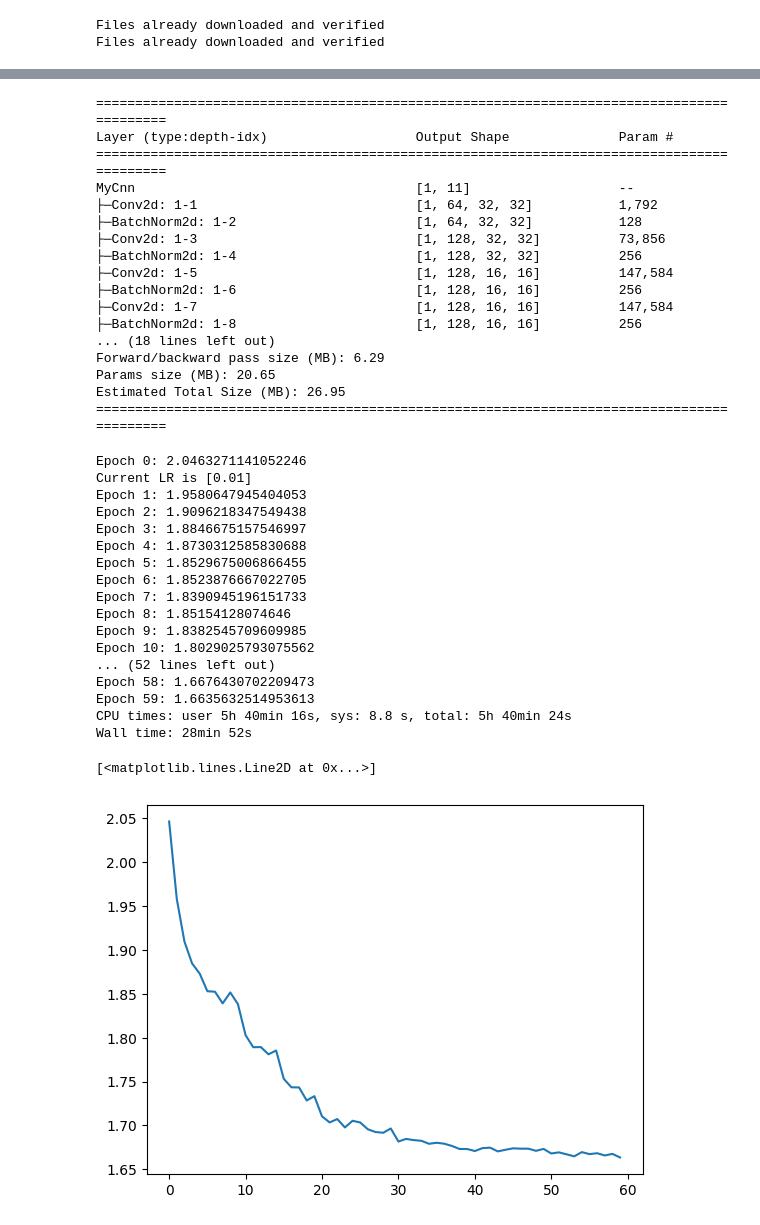
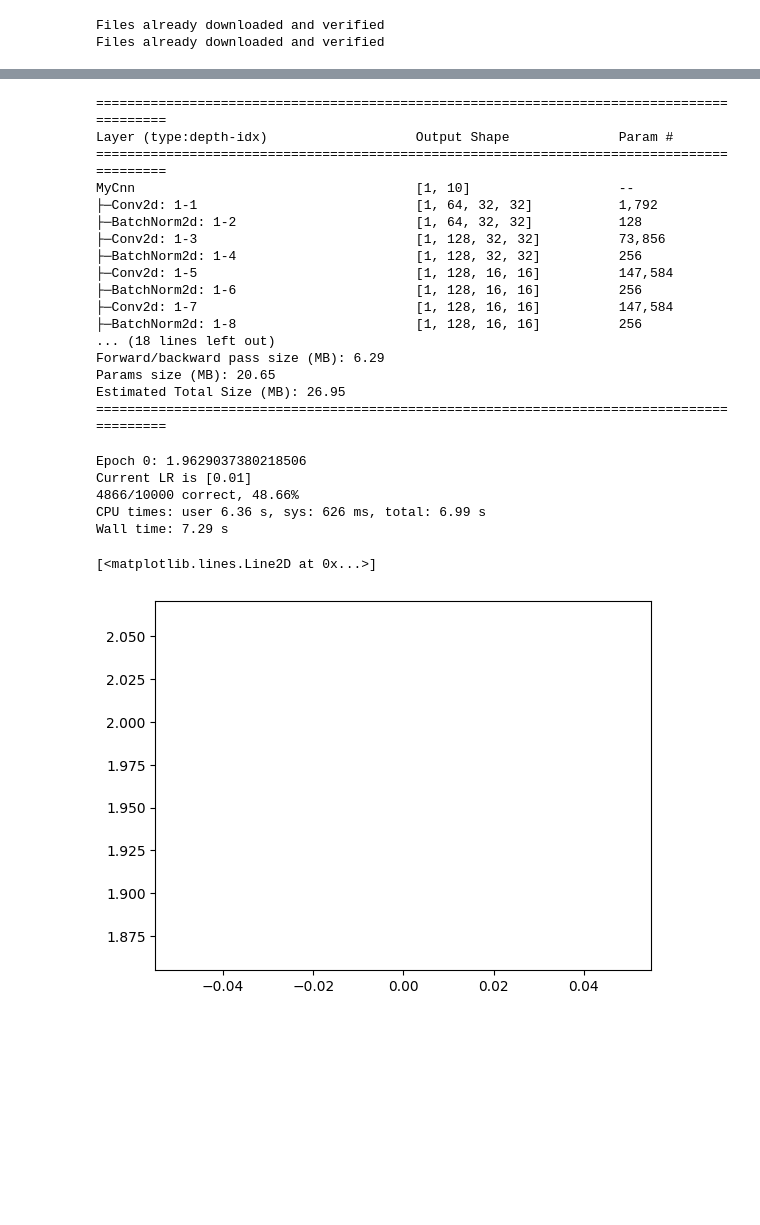
Before and after one commit to kyflores/zero2dcnn, a Jupyter notebook: 4_improving_cifar10.ipynb, the cells around one changed output, grey strips where cells are left out. Saved outputs shown, nothing was run; the diff lists cells and outputs as text; code cells hidden in the pictures; blank space fills up the shorter version.

```diff
--- a/4_improving_cifar10.ipynb
+++ b/4_improving_cifar10.ipynb
@@ -62,7 +62,7 @@ def transform(image):
 
 def onehot_label(cls: int):
     cls = torch.tensor(cls).long()
-    return F.one_hot(cls, num_classes=11)
+    return F.one_hot(cls, num_classes=10)
 
 cifar_train = tds.CIFAR10(
     root='datasets',
@@ -99,7 +98,7 @@ del tmps
 # %%
 batchsize = 128
 
-train_loader = tud.DataLoader(cifar_train, batch_size=batchsize, shuffle=True)
+train_loader = tud.DataLoader(cifar_train, batch_size=batchsize, num_workers=12, shuffle=True)
 val_loader = tud.DataLoader(cifar_eval, batch_size=batchsize, shuffle=True)
 # %%
 class MyCnn(nn.Module):
@@ -179,13 +178,13 @@ class MyCnn(nn.Module):
         return x
 # %%
 from torchinfo import summary
-testmodel = MyCnn(out_sz=11, ch=64)
+testmodel = MyCnn(out_sz=10, ch=64)
 summary(testmodel, (1, 3, 32, 32))
 # %% [output]
 ==========================================================================================
 Layer (type:depth-idx)                   Output Shape              Param #
 ==========================================================================================
-MyCnn                                    [1, 11]                   --
+MyCnn                                    [1, 10]                   --
 ├─Conv2d: 1-1                            [1, 64, 32, 32]           1,792
 ├─BatchNorm2d: 1-2                       [1, 64, 32, 32]           128
 ├─Conv2d: 1-3                            [1, 128, 32, 32]          73,856
@@ -202,78 +201,60 @@ Estimated Total Size (MB): 26.95
 # %%
 %%time
 
-model = MyCnn(out_sz=11, ch=64).to(device).train()
+model = MyCnn(out_sz=10, ch=64).to(device).train()
 
 optimizer = torch.optim.SGD(model.parameters(), lr=0.01, momentum=0.9)
-# scheduler = torch.optim.lr_scheduler.ReduceLROnPlateau(
-#     optimizer,
-#     'min',
-#     patience=5,
-#     verbose=True
-# )
-# cosine_scheduler = torch.optim.lr_scheduler.CosineAnnealingWarmRestarts(
-#     optimizer,
-#     T_0=20,
-#     verbose=False,
-# )
+
 scheduler = torch.optim.lr_scheduler.StepLR(optimizer, step_size=10, gamma=0.5)
 
 lossfn = nn.CrossEntropyLoss()
-epochs = 60
+epochs = 50
 
 loss_plot = []
-iters = len(train_loader)
 try:
     for epoch in range(epochs):
         model.train()
         for i, (images, target) in enumerate(train_loader):
             optimizer.zero_grad()
             images = images.float().to(device)
             targets = target.float().to(device)
 
             outs = model(images)
-            loss = lossfn(outs, targets.view(-1, 11))
+            loss = lossfn(outs, targets.view(-1, 10))
             loss.backward()
             optimizer.step()
-            # cosine_scheduler.step(epoch + i / iters)
 
         losses = []
         model.eval()
+
+        correct = 0
+        total = len(cifar_eval)
         for i, (images, target) in enumerate(val_loader):
             with torch.no_grad():
                 images = images.float().to(device)
                 targets = target.float().to(device)
                 outs = model(images)
 
-                loss = lossfn(outs, targets.view(-1, 11))
+                loss = lossfn(outs, targets.view(-1, 10))
                 losses.append(loss)
+                for x in range(outs.shape[0]):
+                    if torch.allclose(outs[x].round().cpu(), targets.view(-1, 10)[x].cpu()):
+                        correct += 1
 
         epoch_loss = torch.Tensor(losses).mean().item()
         print("Epoch {}: {} ".format(epoch, epoch_loss))
-        if (epoch % 10) == 0:
-            print("Current LR is {}".format(scheduler.get_last_lr()))
+        print("Current LR is {}".format(scheduler.get_last_lr()))
+        print("{}/{} correct, {:.2f}%".format(correct, total, 100*correct/total))
         loss_plot.append(epoch_loss)
         scheduler.step()
 except KeyboardInterrupt:
     plt.plot(loss_plot)
 plt.plot(loss_plot)
 # %% [output]
-Epoch 0: 2.0463271141052246
+Epoch 0: 1.9629037380218506
 Current LR is [0.01]
-Epoch 1: 1.9580647945404053
-Epoch 2: 1.9096218347549438
-Epoch 3: 1.8846675157546997
-Epoch 4: 1.8730312585830688
-Epoch 5: 1.8529675006866455
-Epoch 6: 1.8523876667022705
-Epoch 7: 1.8390945196151733
-Epoch 8: 1.85154128074646
-Epoch 9: 1.8382545709609985
-Epoch 10: 1.8029025793075562
-... (52 lines left out)
-Epoch 58: 1.6676430702209473
-Epoch 59: 1.6635632514953613
-CPU times: user 5h 40min 16s, sys: 8.8 s, total: 5h 40min 24s
-Wall time: 28min 52s
+4866/10000 correct, 48.66%
+CPU times: user 6.36 s, sys: 626 ms, total: 6.99 s
+Wall time: 7.29 s
 [<matplotlib.lines.Line2D at 0x...>]
-[figure, old version]
+[figure, new version]
```
Also changed, not shown: parts of 4 cells of this notebook, 2 other files.
